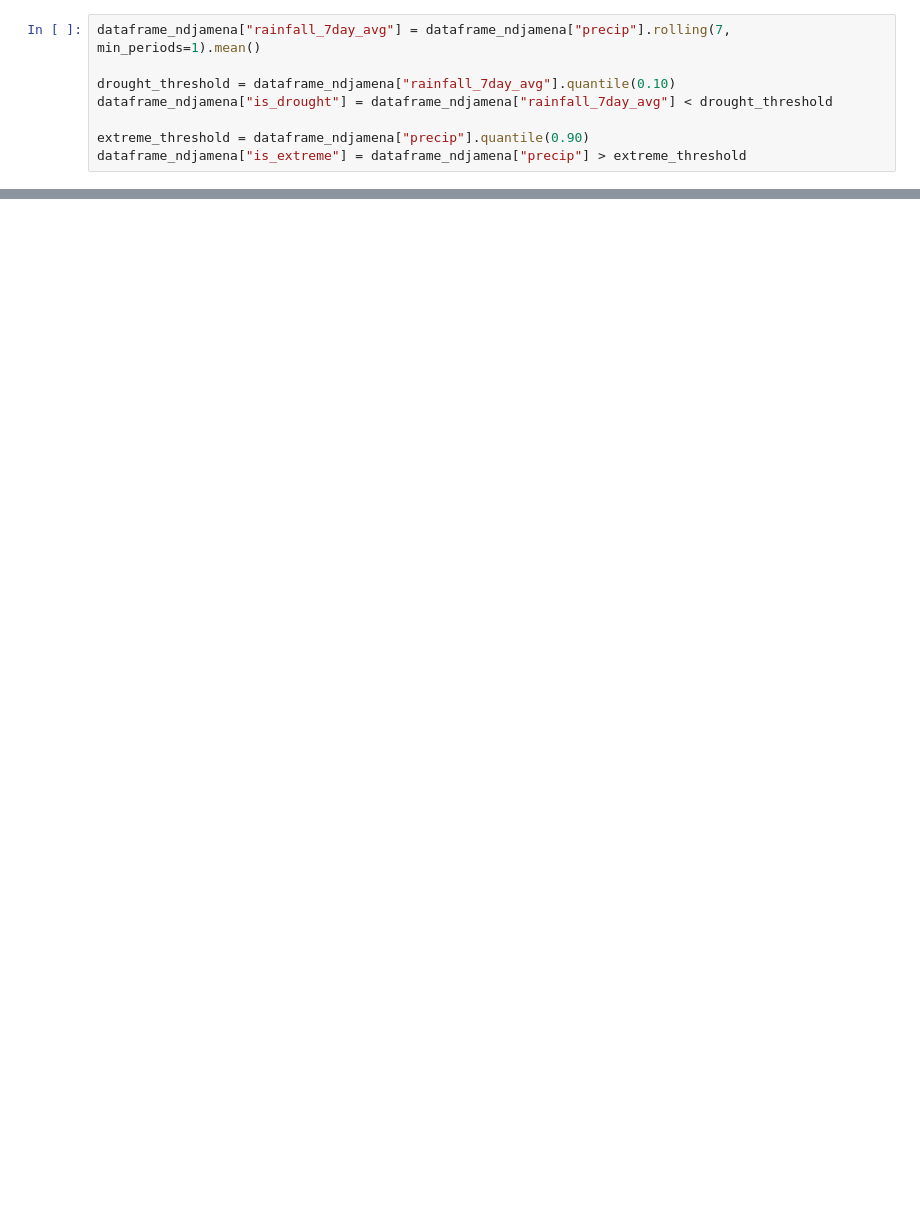
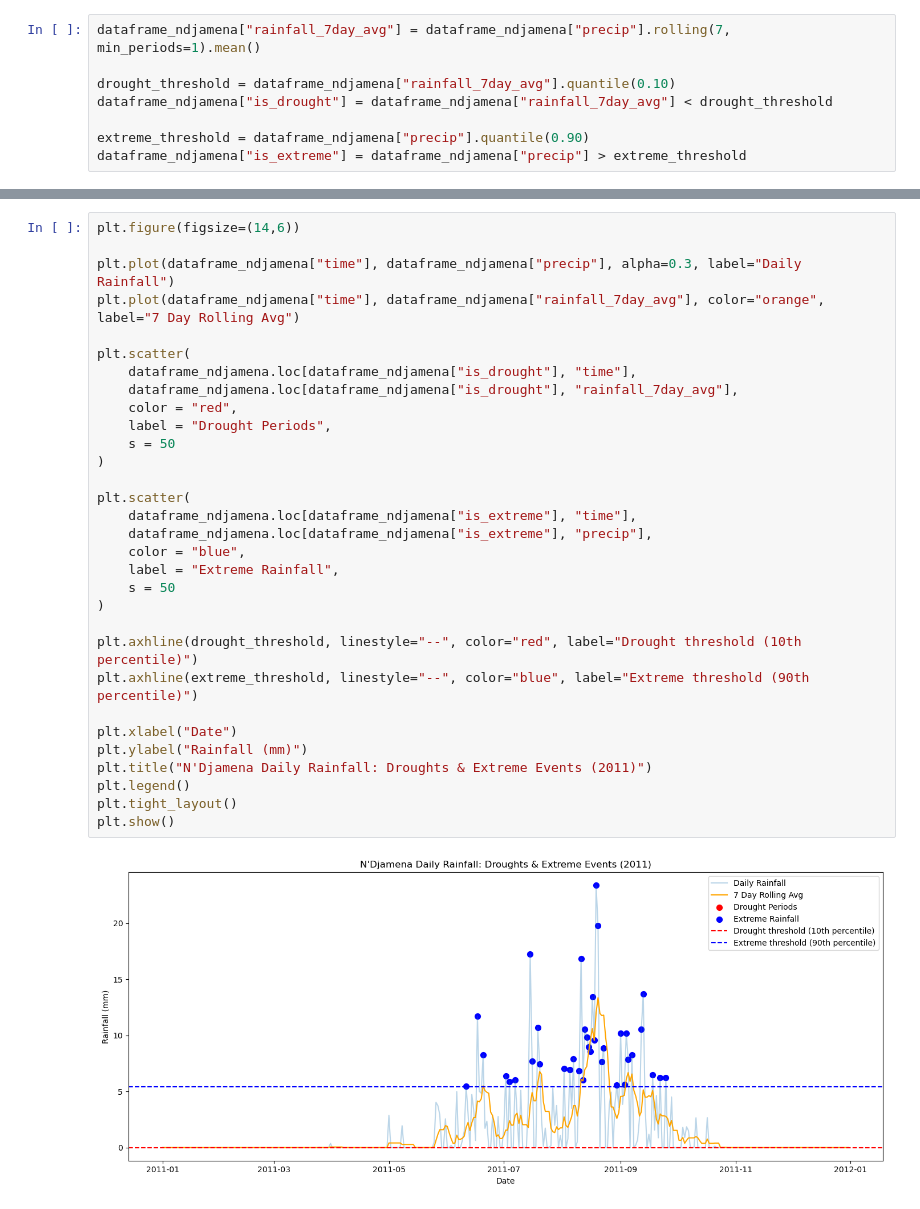
Before and after one commit to sgosmyt2/geospatial-data-projects, a Jupyter notebook: notebooks/real_data_chirps.ipynb, the cells around one changed output, grey strips where cells are left out. Cells and saved outputs as stored; diff of their text form; blank space fills up the shorter version.

Commit message:
Visualisation of N'Djamena data

```diff
--- a/notebooks/real_data_chirps.ipynb
+++ b/notebooks/real_data_chirps.ipynb
@@ -82,0 +119,33 @@ dataframe_ndjamena["is_extreme"] = dataframe_ndjamena["precip"] > extreme_thresh
+# %%
+plt.figure(figsize=(14,6))
+
+plt.plot(dataframe_ndjamena["time"], dataframe_ndjamena["precip"], alpha=0.3, label="Daily Rainfall")
+plt.plot(dataframe_ndjamena["time"], dataframe_ndjamena["rainfall_7day_avg"], color="orange", label="7 Day Rolling Avg")
+
+plt.scatter(
+    dataframe_ndjamena.loc[dataframe_ndjamena["is_drought"], "time"],
+    dataframe_ndjamena.loc[dataframe_ndjamena["is_drought"], "rainfall_7day_avg"],
+    color = "red",
+    label = "Drought Periods",
+    s = 50
+)
+
+plt.scatter(
+    dataframe_ndjamena.loc[dataframe_ndjamena["is_extreme"], "time"],
+    dataframe_ndjamena.loc[dataframe_ndjamena["is_extreme"], "precip"],
+    color = "blue",
+    label = "Extreme Rainfall",
+    s = 50
+)
+
+plt.axhline(drought_threshold, linestyle="--", color="red", label="Drought threshold (10th percentile)")
+plt.axhline(extreme_threshold, linestyle="--", color="blue", label="Extreme threshold (90th percentile)")
+
+plt.xlabel("Date")
+plt.ylabel("Rainfall (mm)")
+plt.title("N'Djamena Daily Rainfall: Droughts & Extreme Events (2011)")
+plt.legend()
+plt.tight_layout()
+plt.show()
+# %% [output]
+[figure, added]
```
Also changed, not shown: parts of 4 cells of this notebook.
